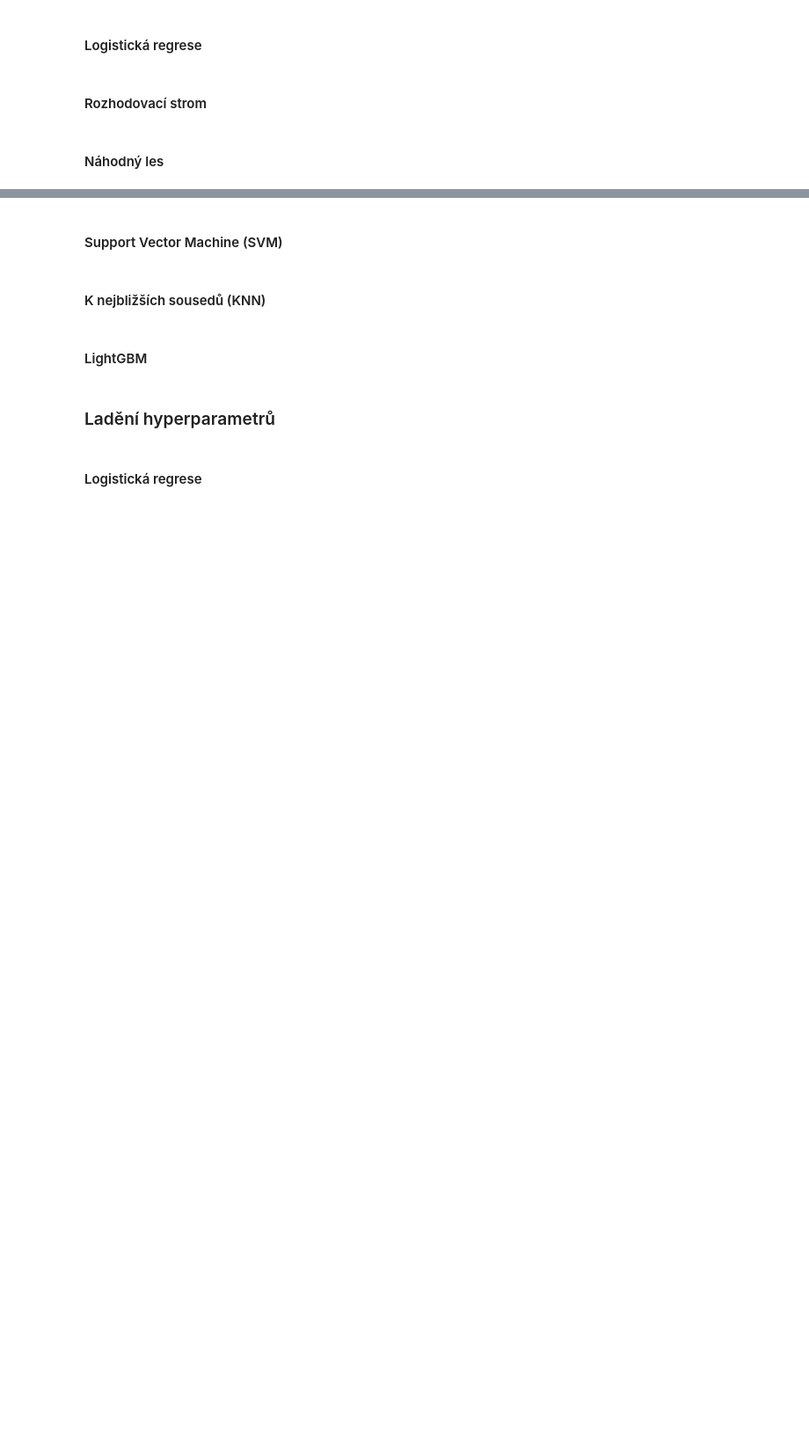
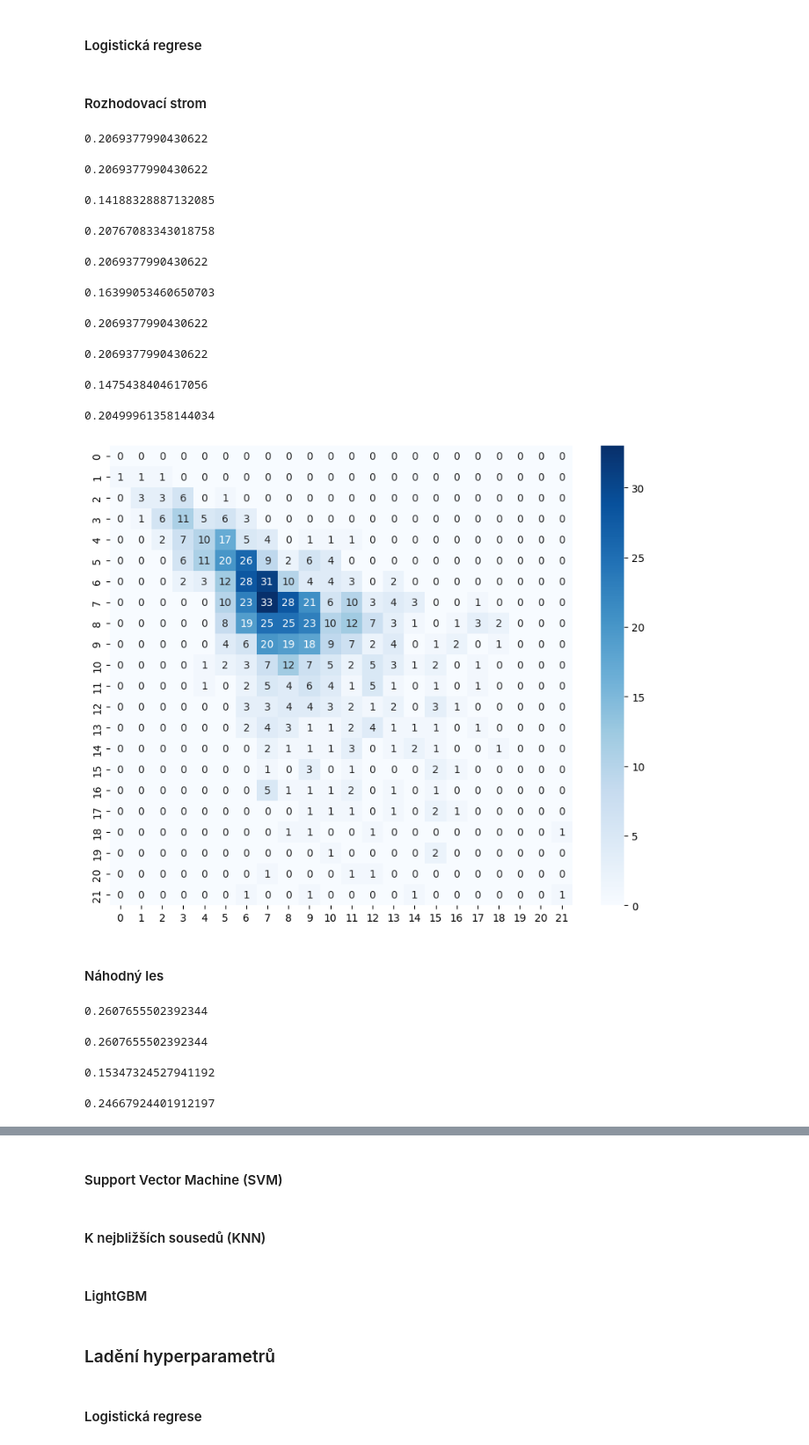
Before and after one commit to kakalasek/PipuvPruvodceMaturitouZProgramovani, a Jupyter notebook: 18/18.ipynb, the cells around one changed output, grey strips where cells are left out. Shown at 88% size. Saved outputs shown, nothing was run; the diff lists cells and outputs as text; code cells hidden in the pictures; blank space fills up the shorter version.

```diff
--- a/18/18.ipynb
+++ b/18/18.ipynb
@@ -184,5 +201,53 @@ F score se dá i zobecnit podle toho, jakou zvolíme váhu. Je to tzv. f-beta sc
 #### Logistická regrese
 # %% [markdown]
 #### Rozhodovací strom
+# %%
+accuracy_score(y_test, decisionTree_predictions)
+# %% [output]
+0.2069377990430622
+# %%
+display(precision_score(y_test, decisionTree_predictions, average='micro', zero_division=0.0))
+display(precision_score(y_test, decisionTree_predictions, average='macro', zero_division=0.0))
+precision_score(y_test, decisionTree_predictions, average='weighted', zero_division=0.0)
+# %% [output]
+0.2069377990430622
+0.14188328887132085
+0.20767083343018758
+# %%
+display(recall_score(y_test, decisionTree_predictions, average='micro'))
+display(recall_score(y_test, decisionTree_predictions, average='macro'))
+recall_score(y_test, decisionTree_predictions, average='weighted')
+# %% [output]
+0.2069377990430622
+0.16399053460650703
+0.2069377990430622
+# %%
+display(f1_score(y_test, decisionTree_predictions, average='micro'))
+display(f1_score(y_test, decisionTree_predictions, average='macro'))
+f1_score(y_test, decisionTree_predictions, average='weighted')
+# %% [output]
+0.2069377990430622
+0.1475438404617056
+0.20499961358144034
+# %%
+matrix = confusion_matrix(y_test, decisionTree_predictions)
+
+plt.figure(figsize=(10, 8))
+sns.heatmap(matrix, cmap='Blues', annot=True)
+plt.show()
+# %% [output]
+[figure, added]
 # %% [markdown]
 #### Náhodný les
+# %%
+accuracy_score(y_test, randomForest_predictions)
+# %% [output]
+0.2607655502392344
+# %%
+display(precision_score(y_test, randomForest_predictions, average='micro', zero_division=0.0))
+display(precision_score(y_test, randomForest_predictions, average='macro', zero_division=0.0))
+precision_score(y_test, randomForest_predictions, average='weighted', zero_division=0.0)
+# %% [output]
+0.2607655502392344
+0.15347324527941192
+0.24667924401912197
```
Also changed, not shown: parts of 11 cells of this notebook, 41 other files.
